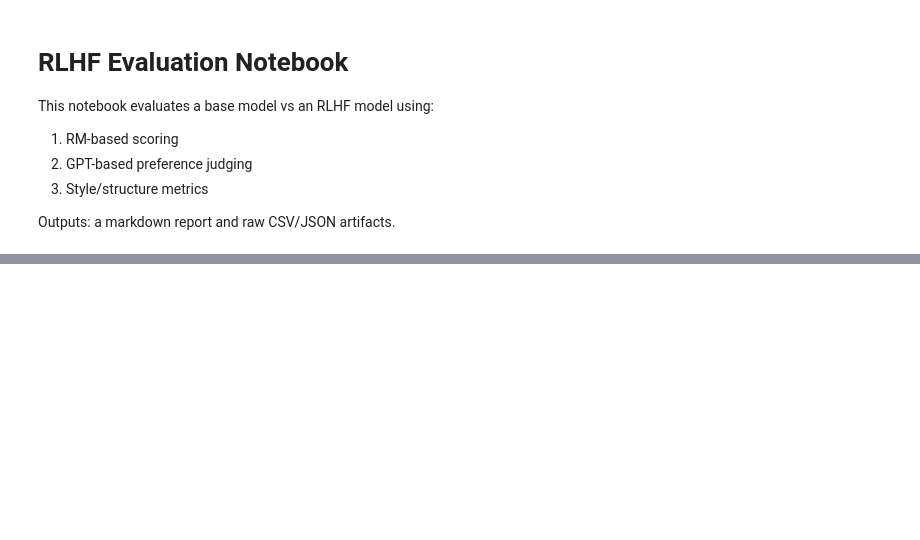
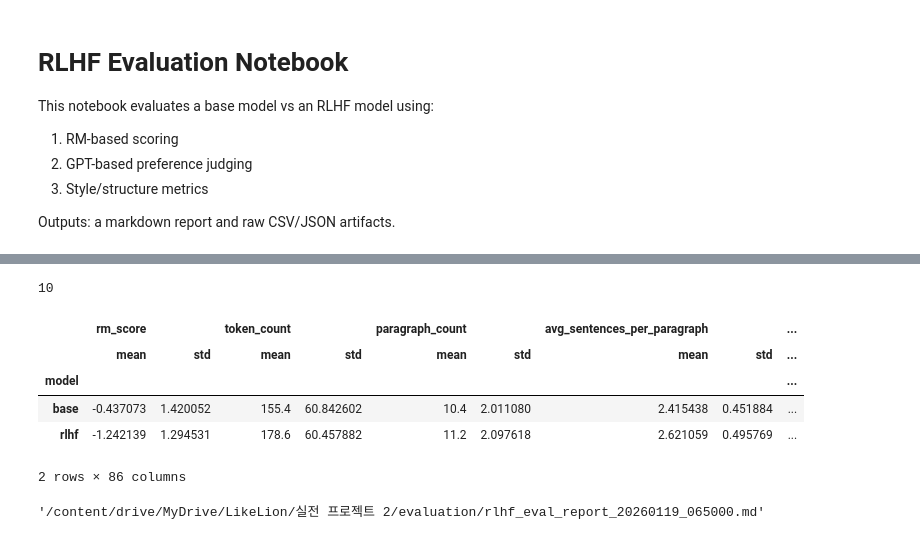
Before and after one commit to Best-Island-LCH/AI_NLP_BuffaloWing, a Jupyter notebook: evaluation/rlhf_eval.ipynb, the cells around one changed output, grey strips where cells are left out. Saved outputs shown, nothing was run; the diff lists cells and outputs as text; code cells hidden in the pictures; blank space fills up the shorter version.

Commit message:
test: Test Completed
Dummy running has gone successful.
Models & RM model name should be given for real evaluation.

```diff
--- a/evaluation/rlhf_eval.ipynb
+++ b/evaluation/rlhf_eval.ipynb
@@ -27,27 +32,27 @@ from transformers import AutoModelForCausalLM, AutoTokenizer
 from transformers import AutoModelForSequenceClassification
 
 # ---- Config ----
-DATA_ROOT = "/content/drive/Mydrive/Likelion/실전 프로젝트 2/train"
+DATA_ROOT = "/content/drive/Mydrive/LikeLion/실전 프로젝트 2/train"
 DATA_GLOB = "**/RMlabel.json"
 MAX_SAMPLES = 50  # adjust
 SEED = 42
 
 # Use the same model for base/RLHF for now (as requested)
-BASE_MODEL_ID = "exaone-4.0-1.2b"
-RLHF_MODEL_ID = "exaone-4.0-1.2b"
+BASE_MODEL_ID = "LGAI-EXAONE/EXAONE-4.0-1.2B"
+RLHF_MODEL_ID = "LGAI-EXAONE/EXAONE-4.0-1.2B"
 # LLaMA-family reward model (change if needed)
-REWARD_MODEL_ID = "OpenAssistant/reward-model-llama2-7b"
+REWARD_MODEL_ID = "NoahBSchwartz/llama-2-7b-Reward-Model"
 
 GEN_KWARGS = dict(max_new_tokens=512, temperature=0.7, top_p=0.9, do_sample=True)
 
-RUN_GPT_EVAL = False  # set True if you have API access
+RUN_GPT_EVAL = True  # set True if you have API access
 OPENAI_MODEL = "gpt-4o-mini"
 
 ANSWER_KEY = "a"  # store answer in key 'a' in JSONL
 
 TIMESTAMP = datetime.now().strftime("%Y%m%d_%H%M%S")
-REPORT_PATH = f"/content/drive/Mydrive/Likelion/실전 프로젝트 2/evaluation/rlhf_eval_report_{TIMESTAMP}.md"
-ARTIFACT_DIR = f"/content/drive/Mydrive/Likelion/실전 프로젝트 2/evaluation/artifacts_{TIMESTAMP}"
+REPORT_PATH = f"/content/drive/MyDrive/LikeLion/실전 프로젝트 2/evaluation/rlhf_eval_report_{TIMESTAMP}.md"
+ARTIFACT_DIR = f"/content/drive/MyDrive/LikeLion/실전 프로젝트 2/evaluation/artifacts_{TIMESTAMP}"
 GEN_DIR = os.path.join(ARTIFACT_DIR, "generations")
 EVAL_DIR = os.path.join(ARTIFACT_DIR, "eval")
 
@@ -145,7 +183,9 @@ def rm_score(question, answer, model, tokenizer):
     text = rm_format(question, answer)
     inputs = tokenizer(text, return_tensors="pt", truncation=True).to(model.device)
     out = model(**inputs)
-    score = out.logits.squeeze().float().item()
+    # score = out.logits.squeeze().float().item()
+    logits = out.logits.squeeze().float()
+    score = (logits[1]-logits[0]).item()
     return score
 # %%
 GPT_PROMPT = '''You are an evaluator judging which answer better matches human preference.
@@ -180,7 +220,7 @@ Reason: one short sentence
 
 def parse_gpt_judge(text):
     winner = None
-    m = re.search(r"Winner:\\s*([AB])", text)
+    m = re.search(r"Winner:\s*([AB])", text)
     if m:
         winner = m.group(1)
     return winner, text
@@ -484,5 +526,9 @@ print(rlhf_out)
 # %%
 # Stage 2: evaluate from saved JSONL
+from dotenv import load_dotenv
+
+load_dotenv()
+
 def read_jsonl(path):
     rows = []
     with open(path, "r", encoding="utf-8") as f:
@@ -533,30 +579,45 @@ for data_id in tqdm(sorted(set(base_map) & set(rlhf_map))):
     })
 
 len(results)
+# %% [output]
+10
 # %%
 # Flatten results for analysis
 rows = []
 for r in results:
     base = {"model": "base", "data_id": r["data_id"], "rm_score": r["base_rm_score"], **r["base_features"]}
     rlhf = {"model": "rlhf", "data_id": r["data_id"], "rm_score": r["rlhf_rm_score"], **r["rlhf_features"]}
     rows.extend([base, rlhf])
 
 feat_df = pd.DataFrame(rows)
 feat_df.to_csv(os.path.join(EVAL_DIR, f"style_metrics_{TIMESTAMP}.csv"), index=False)
 
 raw_path = os.path.join(EVAL_DIR, f"raw_results_{TIMESTAMP}.json")
 with open(raw_path, "w", encoding="utf-8") as f:
     json.dump(results, f, ensure_ascii=False, indent=2)
 
 # GPT win rate
 gpt_wins = [r["gpt_winner"] for r in results if r["gpt_winner"]]
 gpt_win_rate = None
 if gpt_wins:
     gpt_win_rate = gpt_wins.count("A") / len(gpt_wins)
 
-summary = feat_df.groupby("model").agg(['mean', 'std'])
+numeric_df = feat_df.select_dtypes(include="number")
+
+summary = (
+    pd.concat([feat_df["model"], numeric_df], axis=1)
+      .groupby("model")
+      .agg(["mean", "std"])
+)
 summary.to_csv(os.path.join(EVAL_DIR, f"style_metrics_summary_{TIMESTAMP}.csv"))
 summary.head()
+# %% [output]
+|  | rm_score |  | token_count |  | paragraph_count |  | avg_sentences_per_paragraph |  | ... |
+|  | mean | std | mean | std | mean | std | mean | std | ... |
+| model |  |  |  |  |  |  |  |  | ... |
+| base | -0.437073 | 1.420052 | 155.4 | 60.842602 | 10.4 | 2.011080 | 2.415438 | 0.451884 | ... |
+| rlhf | -1.242139 | 1.294531 | 178.6 | 60.457882 | 11.2 | 2.097618 | 2.621059 | 0.495769 | ... |
+2 rows × 86 columns
 # %%
 def write_report(path, feat_df, gpt_win_rate, dataset_paths):
     models = feat_df["model"].unique().tolist()
@@ -595,5 +656,7 @@ def write_report(path, feat_df, gpt_win_rate, dataset_paths):
         f.write("## Notes\n")
         f.write("- Style metrics use lightweight heuristics. Replace with a richer tokenizer or domain-specific analyzer if needed.\n")
 
-write_report(REPORT_PATH, feat_df, gpt_win_rate, paths)
+write_report(REPORT_PATH, feat_df, gpt_win_rate, DATA_ROOT)
 REPORT_PATH
+# %% [output]
+'/content/drive/MyDrive/LikeLion/실전 프로젝트 2/evaluation/rlhf_eval_report_20260119_065000.md'
```
Also changed, not shown: parts of 4 cells of this notebook.
